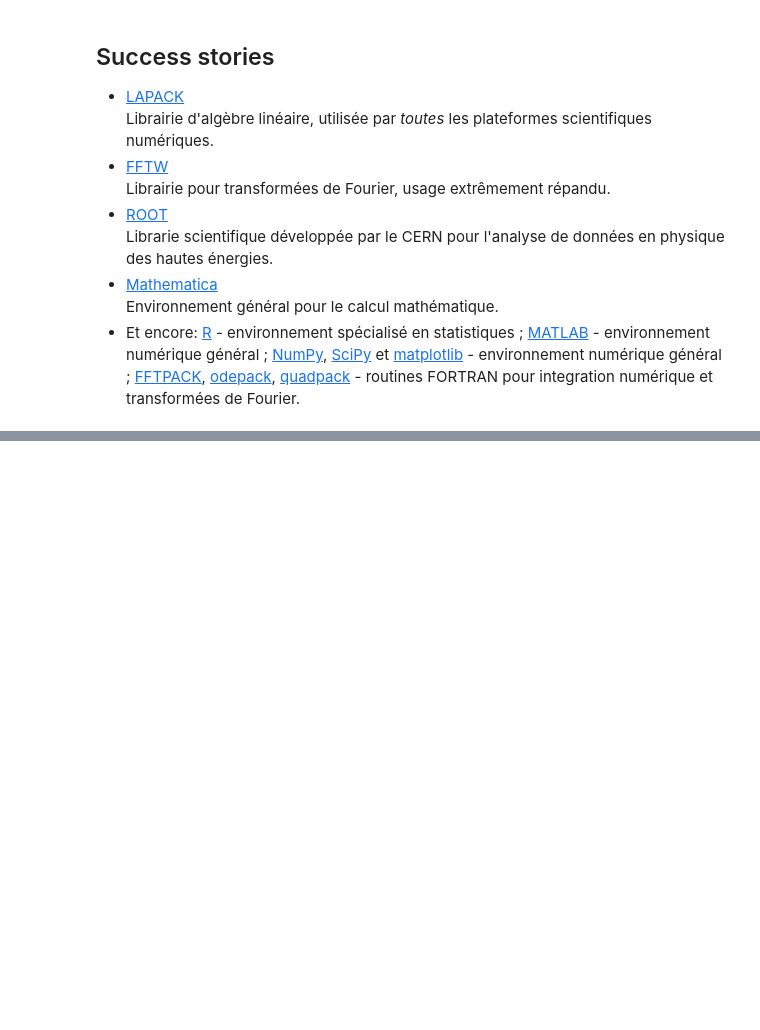
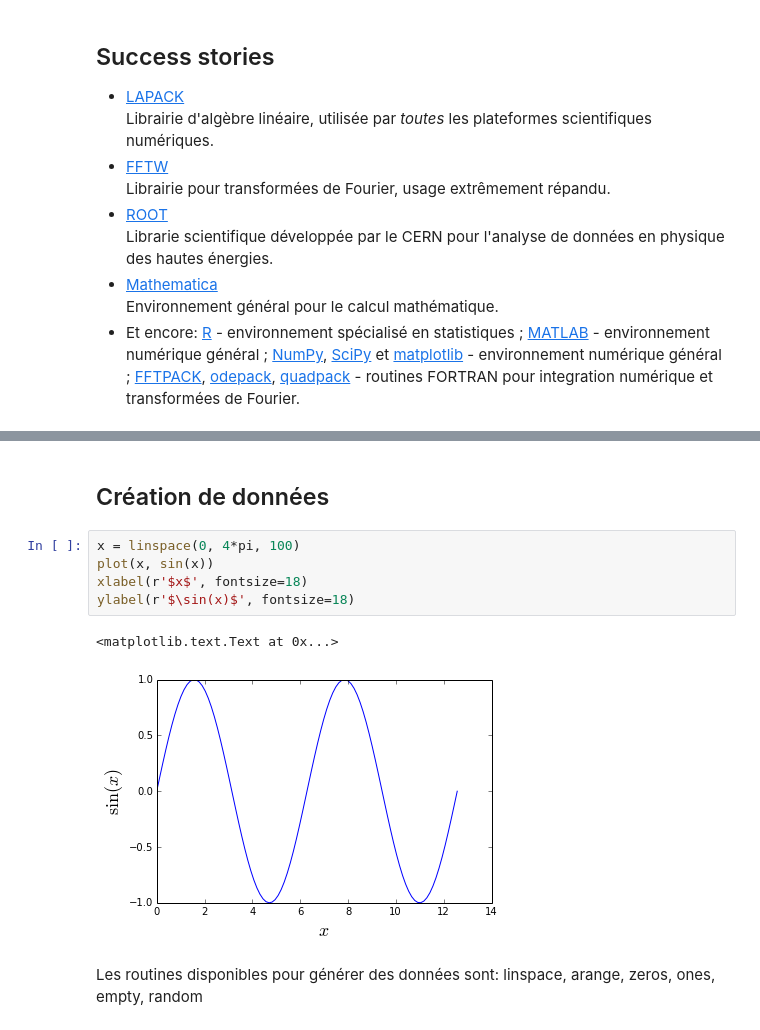
Before and after one commit to pdebuyl/intro_python_scientifique, a Jupyter notebook: intro.ipynb, the cells around one changed output, grey strips where cells are left out. Drawn from its saved outputs; the diff is of its cells as text; blank space fills up the shorter version.

```diff
--- a/intro.ipynb
+++ b/intro.ipynb
@@ -322,0 +340,12 @@ Success stories
+# %% [markdown]
+## Création de données
+# %%
+x = linspace(0, 4*pi, 100)
+plot(x, sin(x))
+xlabel(r'$x$', fontsize=18)
+ylabel(r'$\sin(x)$', fontsize=18)
+# %% [output]
+<matplotlib.text.Text at 0x...>
+[figure, added]
+# %% [markdown]
+Les routines disponibles pour générer des données sont: linspace, arange, zeros, ones, empty, random
```
Also changed, not shown: parts of 14 cells of this notebook.
